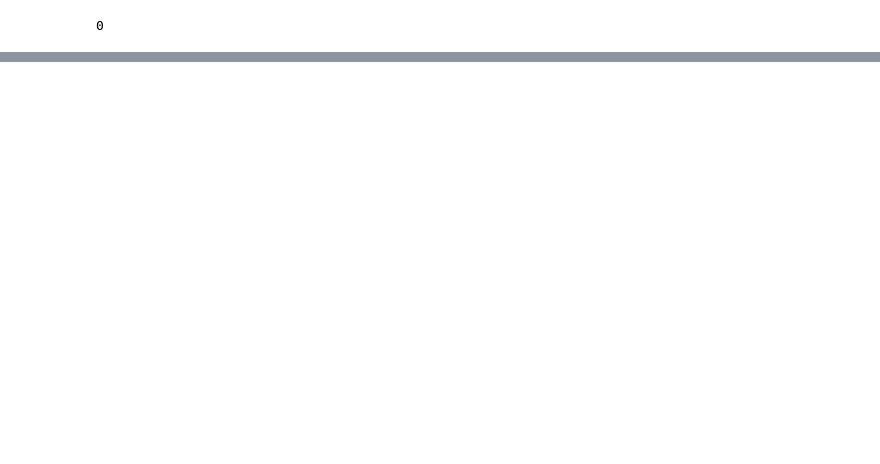
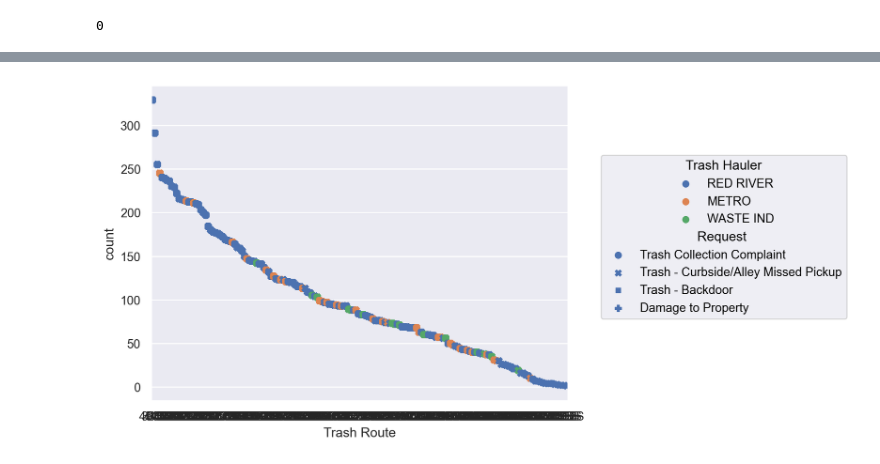
Before and after one commit to NewForce-Cohort-10-Data/trash-haulers-cache-me-outside, a Jupyter notebook: notebooks/Question 5.ipynb, the cells around one changed output, grey strips where cells are left out. Drawn from its saved outputs; the diff is of its cells as text; code cells hidden in the pictures; blank space fills up the shorter version.

```diff
--- a/notebooks/Question 5.ipynb
+++ b/notebooks/Question 5.ipynb
@@ -219,0 +329,5 @@ so.Plot(trashq, x="Trash Route", y="count", color="Trash Hauler").add(so.Bar())
+# %%
+p1 = so.Plot(trashq, "Trash Route", "count", color = "Trash Hauler", marker = "Request ")
+p1.add(so.Dot())
+# %% [output]
+[figure, added]
```
Also changed, not shown: parts of 41 cells of this notebook, 4 other files.
